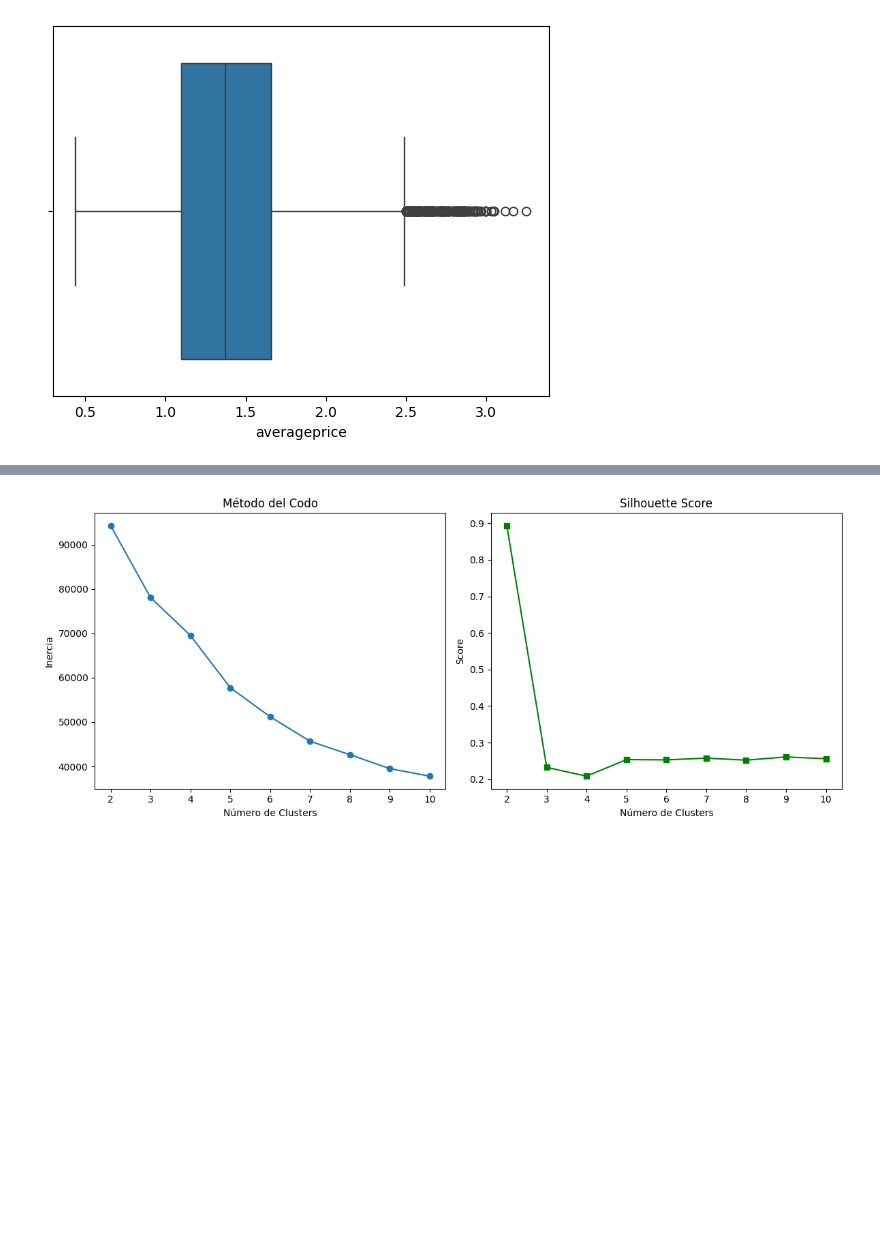
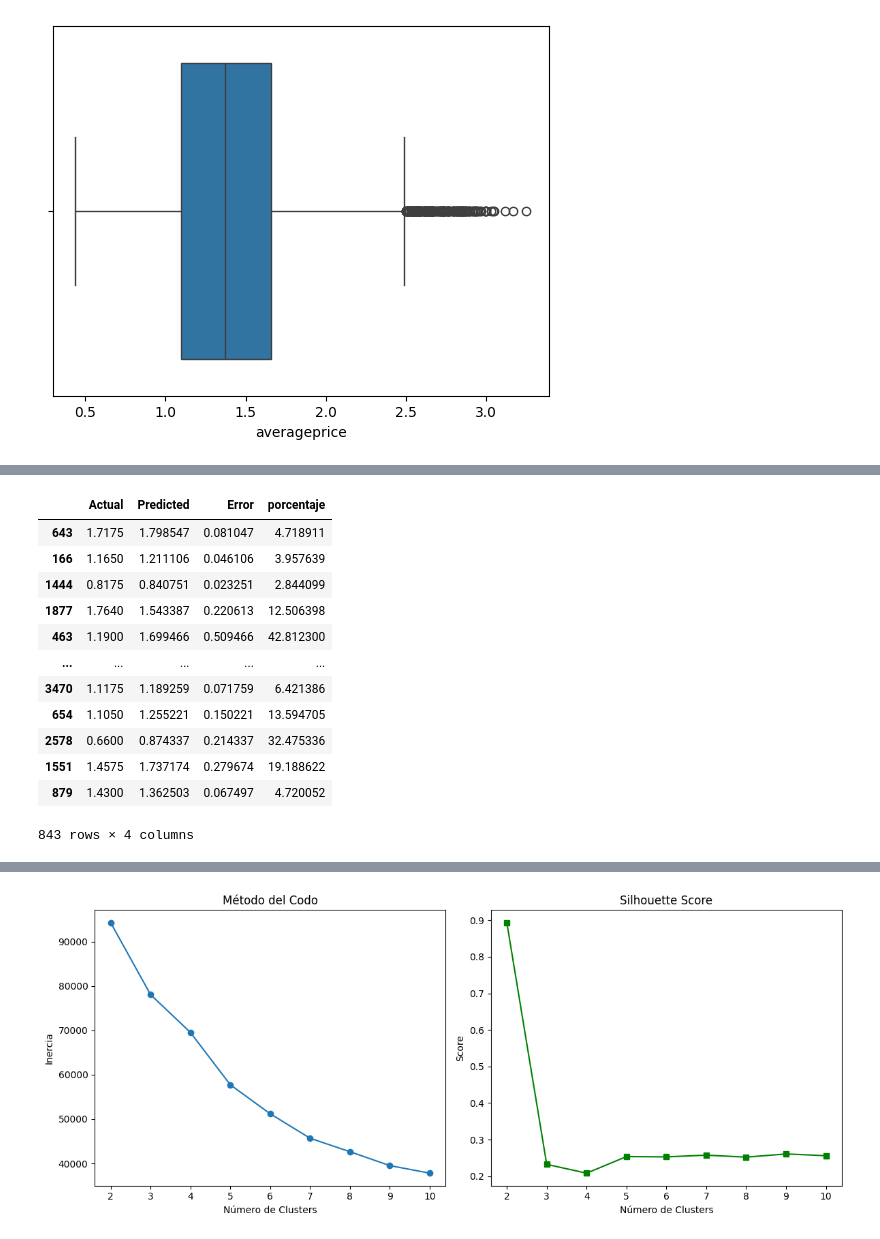
Before and after one commit to lauracoicue/Proyecto2_CDD, a Jupyter notebook: proyecto2.ipynb, the cells around one changed output, grey strips where cells are left out. Saved outputs shown, nothing was run; the diff lists cells and outputs as text; code cells hidden in the pictures; blank space fills up the shorter version.

Commit message:
update model

```diff
--- a/proyecto2.ipynb
+++ b/proyecto2.ipynb
@@ -360,0 +389,54 @@ For example, when doing 'df[col].method(value, inplace=True)', try using 'df.met
+# %%
+# separar X e y
+# Definir variables predictoras (X) y variable objetivo (y)
+X = df_grouped.drop(columns=['averageprice'])
+y = df_grouped['averageprice']
+
+# la region ahora seran numeros
+# Convertir la columna 'region' a variables dummy
+X = pd.get_dummies(X, columns=['region'], drop_first=True)
+
+#normalizar x
+scaler = StandardScaler()
+X_scaled = scaler.fit_transform(X)
+
+
+# Separar en conjunto de entrenamiento y prueba (80% entrenamiento, 20% prueba)
+X_train, X_test, y_train, y_test = train_test_split(X, y, test_size=0.2, random_state=42)
+
+# Entrenar el modelo con X_train y y_train
+model = LinearRegression()
+model.fit(X_train, y_train)
+
+# Hacer predicciones con el conjunto de prueba
+y_pred = model.predict(X_test)
+
+# Crear DataFrame con los resultados
+df_pred = pd.DataFrame({
+    'Actual': y_test,
+    'Predicted': y_pred,
+    'Error': y_test - y_pred
+})
+
+# Calcular el porcentaje de error
+df_pred['porcentaje'] = (abs(df_pred['Error']) / df_pred['Actual']) * 100
+
+# Asegurarnos que los valores negativos de Error sean positivos (ya lo hicimos con abs en Percentage_Error)
+df_pred['Error'] = abs(df_pred['Error'])
+
+# Mostrar la tabla con los resultados
+df_pred
+# %% [output]
+|  | Actual | Predicted | Error | porcentaje |
+| 643 | 1.7175 | 1.798547 | 0.081047 | 4.718911 |
+| 166 | 1.1650 | 1.211106 | 0.046106 | 3.957639 |
+| 1444 | 0.8175 | 0.840751 | 0.023251 | 2.844099 |
+| 1877 | 1.7640 | 1.543387 | 0.220613 | 12.506398 |
+| 463 | 1.1900 | 1.699466 | 0.509466 | 42.812300 |
+| ... | ... | ... | ... | ... |
+| 3470 | 1.1175 | 1.189259 | 0.071759 | 6.421386 |
+| 654 | 1.1050 | 1.255221 | 0.150221 | 13.594705 |
+| 2578 | 0.6600 | 0.874337 | 0.214337 | 32.475336 |
+| 1551 | 1.4575 | 1.737174 | 0.279674 | 19.188622 |
+| 879 | 1.4300 | 1.362503 | 0.067497 | 4.720052 |
+843 rows × 4 columns
```
Also changed, not shown: parts of 12 cells of this notebook.
